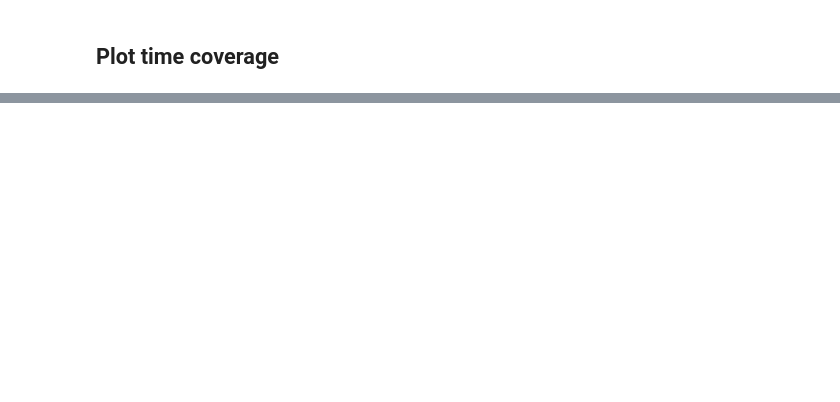
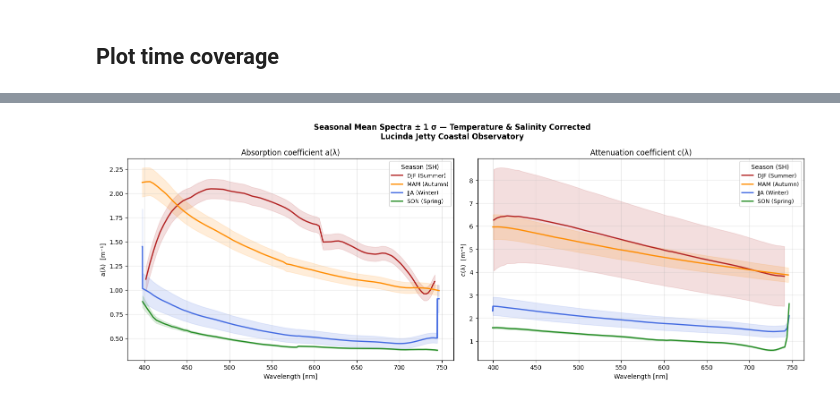
Before and after one commit to aodn/aodn_cloud_optimised, a Jupyter notebook: notebooks/station_lucinda_jetty_daily_wetlabs_acs.ipynb, the cells around one changed output, grey strips where cells are left out. Drawn from its saved outputs; the diff is of its cells as text; code cells hidden in the pictures; blank space fills up the shorter version.

```diff
--- a/notebooks/station_lucinda_jetty_daily_wetlabs_acs.ipynb
+++ b/notebooks/station_lucinda_jetty_daily_wetlabs_acs.ipynb
@@ -88,0 +276,66 @@ time_series_df = aodn_dataset.plot_gridded_variable(var_name='analysed_sst',
+# %%
+import numpy as np
+import pandas as pd
+import matplotlib.pyplot as plt
+
+xds = aodn_dataset.zarr_store
+
+# --- User parameters ---
+DATE_START = '2014-01-01'
+DATE_END   = '2024-12-31'
+# -----------------------
+
+ds_sub = xds.sel(TIME=slice(DATE_START, DATE_END))
+wl_a   = xds['WAVELENGTH_a'].values
+wl_c   = xds['WAVELENGTH_c'].values
+times  = pd.DatetimeIndex(ds_sub['TIME'].values)
+valid  = ds_sub['tsc_data_a_num_obs'].values > 0
+
+a_data  = np.where(valid[np.newaxis, :], ds_sub['tsc_data_a'].values,    np.nan)
+a_sd    = np.where(valid[np.newaxis, :], ds_sub['tsc_data_a_sd'].values,  np.nan)
+c_data  = np.where(valid[np.newaxis, :], ds_sub['tsc_data_c'].values,    np.nan)
+c_sd    = np.where(valid[np.newaxis, :], ds_sub['tsc_data_c_sd'].values,  np.nan)
+
+season_map    = {12: 'DJF (Summer)', 1: 'DJF (Summer)', 2: 'DJF (Summer)',
+                  3: 'MAM (Autumn)',  4: 'MAM (Autumn)',  5: 'MAM (Autumn)',
+                  6: 'JJA (Winter)',  7: 'JJA (Winter)',  8: 'JJA (Winter)',
+                  9: 'SON (Spring)', 10: 'SON (Spring)', 11: 'SON (Spring)'}
+season_colors = {'DJF (Summer)': 'firebrick', 'MAM (Autumn)': 'darkorange',
+                 'JJA (Winter)': 'royalblue',  'SON (Spring)': 'forestgreen'}
+season_order  = ['DJF (Summer)', 'MAM (Autumn)', 'JJA (Winter)', 'SON (Spring)']
+
+seasons = times.month.map(season_map)
+
+fig, (ax1, ax2) = plt.subplots(1, 2, figsize=(16, 6))
+
+for season in season_order:
+    mask  = seasons == season
+    color = season_colors[season]
+    mean_a = np.nanmean(a_data[:, mask], axis=1)
+    sd_a   = np.nanmean(a_sd[:, mask],   axis=1)   # mean of within-day σ
+    mean_c = np.nanmean(c_data[:, mask], axis=1)
+    sd_c   = np.nanmean(c_sd[:, mask],   axis=1)
+    ax1.fill_between(wl_a, mean_a - sd_a, mean_a + sd_a, alpha=0.15, color=color)
+    ax1.plot(wl_a, mean_a, color=color, linewidth=2, label=season)
+    ax2.fill_between(wl_c, mean_c - sd_c, mean_c + sd_c, alpha=0.15, color=color)
+    ax2.plot(wl_c, mean_c, color=color, linewidth=2, label=season)
+
+for ax, title, ylabel in [
+    (ax1, 'Absorption coefficient a(λ)', 'a(λ)  [m⁻¹]'),
+    (ax2, 'Attenuation coefficient c(λ)', 'c(λ)  [m⁻¹]'),
+]:
+    ax.set_xlabel('Wavelength [nm]')
+    ax.set_ylabel(ylabel)
+    ax.set_title(title)
+    ax.legend(title='Season (SH)', fontsize=9)
+    ax.grid(True, alpha=0.3)
+
+fig.suptitle(
+    'Seasonal Mean Spectra ± 1 σ — Temperature & Salinity Corrected\n'
+    'Lucinda Jetty Coastal Observatory',
+    fontsize=12, fontweight='bold',
+)
+plt.tight_layout()
+plt.show()
+# %% [output]
+[figure, added]
```
Also changed, not shown: parts of 18 cells of this notebook, 7 other files.
